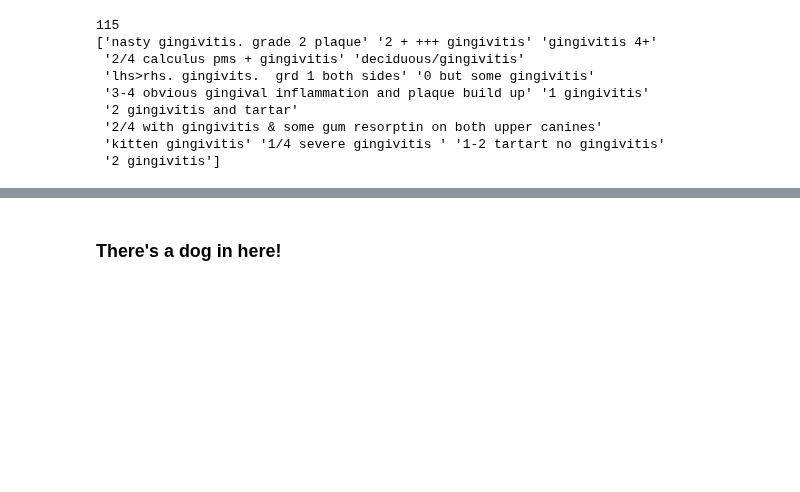
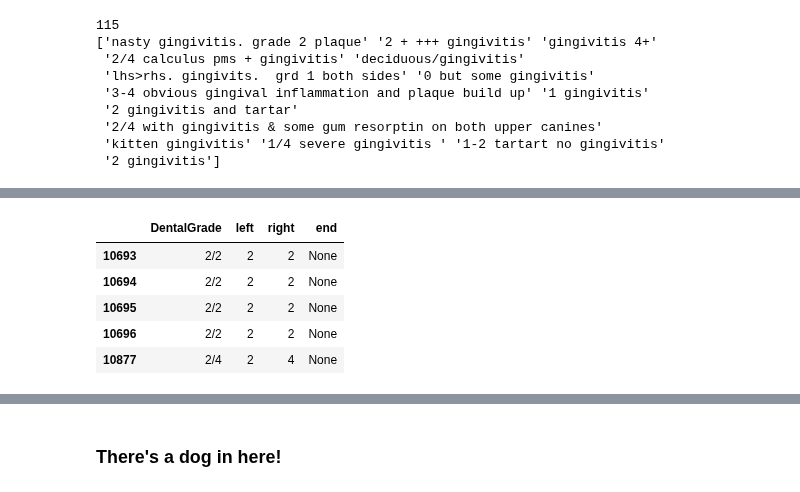
Before and after one commit to ruthpearson/CatHack, a Jupyter notebook: vet_compass/CA_tidydata.ipynb, the cells around one changed output, grey strips where cells are left out. Cells and saved outputs as stored; diff of their text form; code cells hidden in the pictures; blank space fills up the shorter version.

```diff
--- a/vet_compass/CA_tidydata.ipynb
+++ b/vet_compass/CA_tidydata.ipynb
@@ -229,0 +296,10 @@ print(dental_gingi.unique())
+# %%
+dental_split = pd.concat([dental_outof, dental_outof_split], axis=1)
+dental_split.head()
+# %% [output]
+|  | DentalGrade | left | right | end |
+| 10693 | 2/2 | 2 | 2 | None |
+| 10694 | 2/2 | 2 | 2 | None |
+| 10695 | 2/2 | 2 | 2 | None |
+| 10696 | 2/2 | 2 | 2 | None |
+| 10877 | 2/4 | 2 | 4 | None |
```
Also changed, not shown: parts of 13 cells of this notebook.
